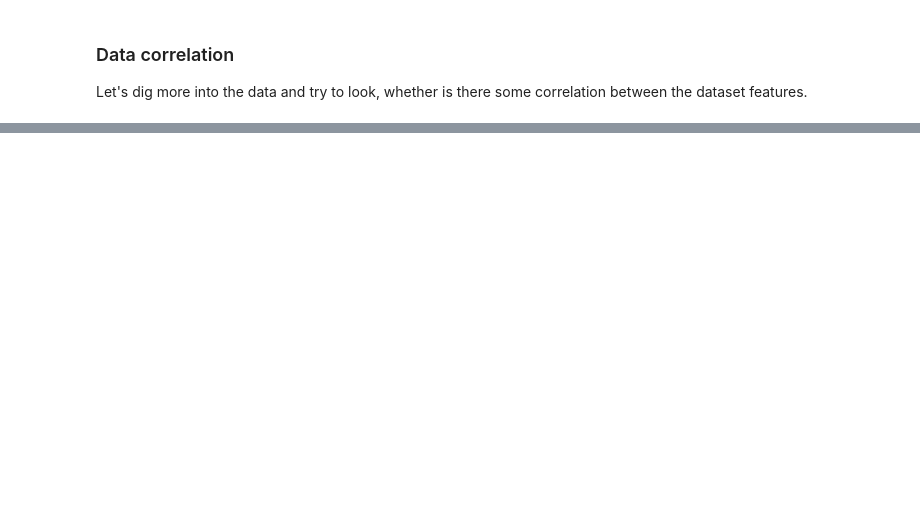
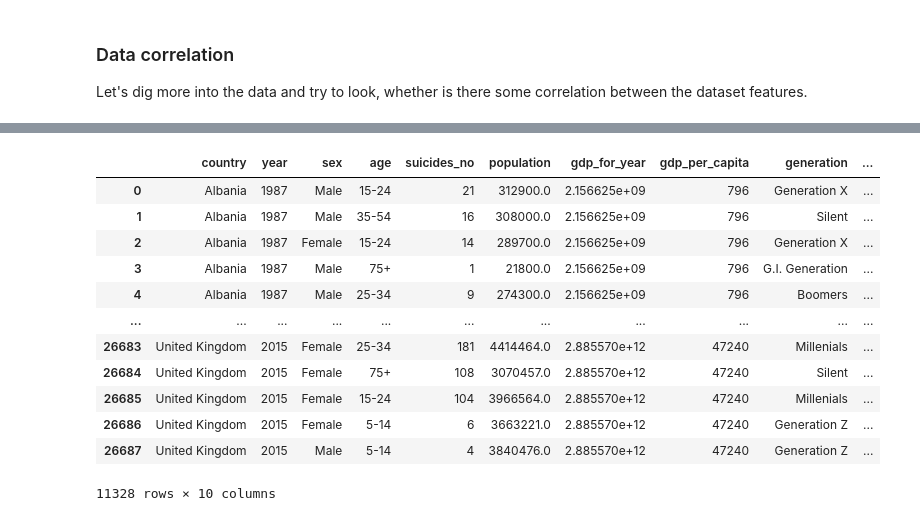
Before and after one commit to LukasForst/SAN, a Jupyter notebook: final/suicide_analysis.ipynb, the cells around one changed output, grey strips where cells are left out. Saved outputs shown, nothing was run; the diff lists cells and outputs as text; code cells hidden in the pictures; blank space fills up the shorter version.

```diff
--- a/final/suicide_analysis.ipynb
+++ b/final/suicide_analysis.ipynb
@@ -246,0 +272,16 @@ correlation_data.corr().apply(lambda x: round(x, 3))
+# %%
+europe_mean = data[data.continent == 'Europe']['suicides_pe']
+# %% [output]
+|  | country | year | sex | age | suicides_no | population | gdp_for_year | gdp_per_capita | generation | ... |
+| 0 | Albania | 1987 | Male | 15-24 | 21 | 312900.0 | 2.156625e+09 | 796 | Generation X | ... |
+| 1 | Albania | 1987 | Male | 35-54 | 16 | 308000.0 | 2.156625e+09 | 796 | Silent | ... |
+| 2 | Albania | 1987 | Female | 15-24 | 14 | 289700.0 | 2.156625e+09 | 796 | Generation X | ... |
+| 3 | Albania | 1987 | Male | 75+ | 1 | 21800.0 | 2.156625e+09 | 796 | G.I. Generation | ... |
+| 4 | Albania | 1987 | Male | 25-34 | 9 | 274300.0 | 2.156625e+09 | 796 | Boomers | ... |
+| ... | ... | ... | ... | ... | ... | ... | ... | ... | ... | ... |
+| 26683 | United Kingdom | 2015 | Female | 25-34 | 181 | 4414464.0 | 2.885570e+12 | 47240 | Millenials | ... |
+| 26684 | United Kingdom | 2015 | Female | 75+ | 108 | 3070457.0 | 2.885570e+12 | 47240 | Silent | ... |
+| 26685 | United Kingdom | 2015 | Female | 15-24 | 104 | 3966564.0 | 2.885570e+12 | 47240 | Millenials | ... |
+| 26686 | United Kingdom | 2015 | Female | 5-14 | 6 | 3663221.0 | 2.885570e+12 | 47240 | Generation Z | ... |
+| 26687 | United Kingdom | 2015 | Male | 5-14 | 4 | 3840476.0 | 2.885570e+12 | 47240 | Generation Z | ... |
+11328 rows × 10 columns
```
Also changed, not shown: parts of 13 cells of this notebook, 1 other file.
